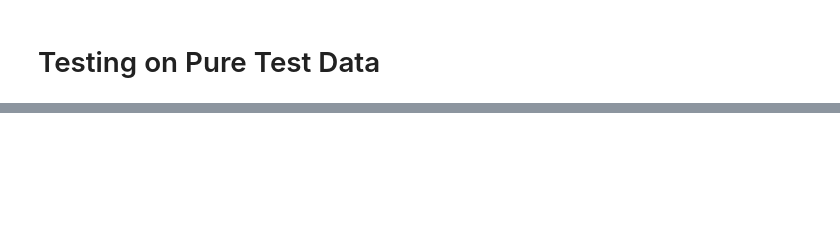
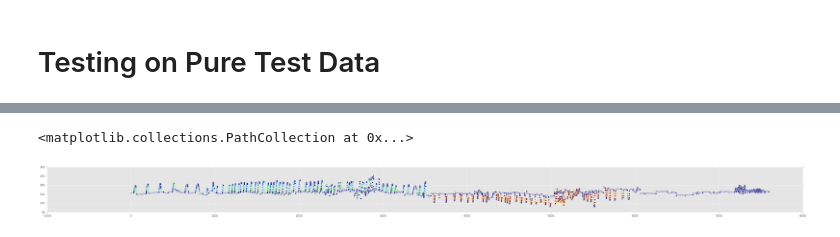
Before and after one commit to chrisngan24/fydp, a Jupyter notebook: experimental/face_modeling/explore_v2.ipynb, the cells around one changed output, grey strips where cells are left out. Cells and saved outputs as stored; diff of their text form; code cells hidden in the pictures; blank space fills up the shorter version.

```diff
--- a/experimental/face_modeling/explore_v2.ipynb
+++ b/experimental/face_modeling/explore_v2.ipynb
@@ -229,0 +284,36 @@ Image(filename='data/merged/look_right_test-plots.png')
+# %%
+window_size = 3
+df_left, new_active_features = cluster_merge.generate_training_set(
+    'data/look_left',
+    k = 3,
+    verbose=False,
+    window_size=window_size,
+    feature_generator = apply_m_feature_engineering,
+    relevant_features=config['relevant_features']
+    )
+
+df_right, new_active_features = cluster_merge.generate_training_set(
+    'data/look_right',
+    k = 3,
+    verbose=False,
+    window_size=window_size,
+    feature_generator = apply_m_feature_engineering,
+    relevant_features=config['relevant_features']
+    )
+
+df_straight, new_active_features = cluster_merge.generate_training_set(
+    'data/look_straight',
+    k = 1,
+    verbose=False,
+    window_size=window_size,
+    feature_generator = apply_m_feature_engineering,
+    relevant_features=config['relevant_features']
+    )
+df_right['class'] = df_right['class'].apply(lambda x: x + 2 if x > 0 else 0)
+df_trains = pd.concat([df_left, df_right, df_straight])
+# %%
+plt.figure(figsize=(50,3))
+plt.scatter(xrange(len(df_trains)), df_trains['noseX'], c=df_trains['class'])
+# %% [output]
+<matplotlib.collections.PathCollection at 0x...>
+[figure, added]
```
Also changed, not shown: parts of 12 cells of this notebook, 4 other files.
